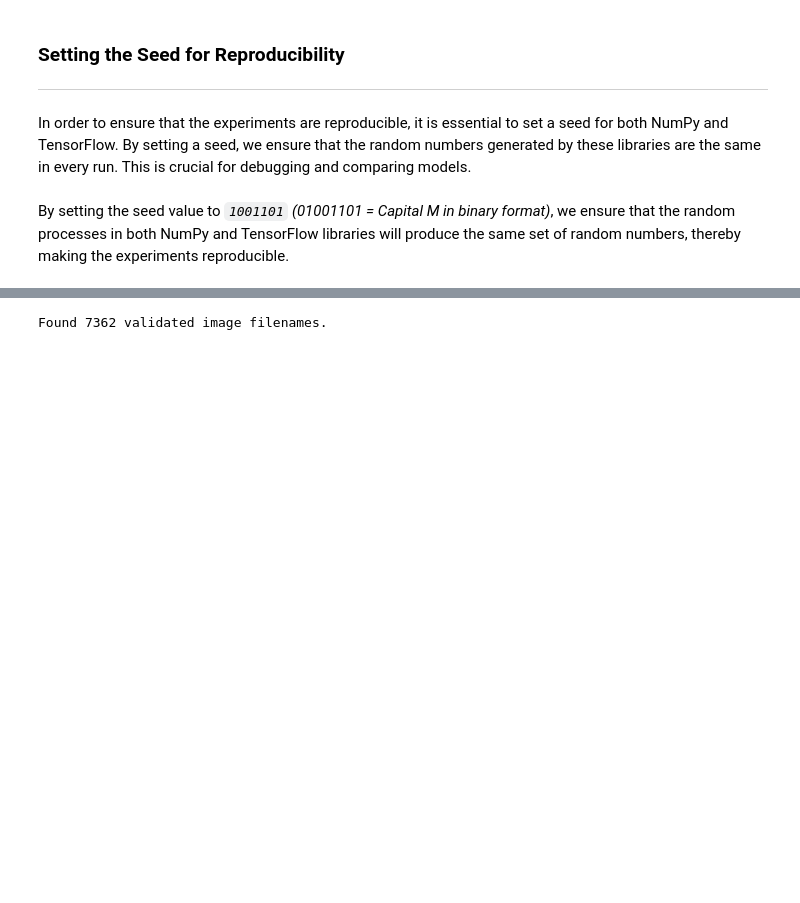
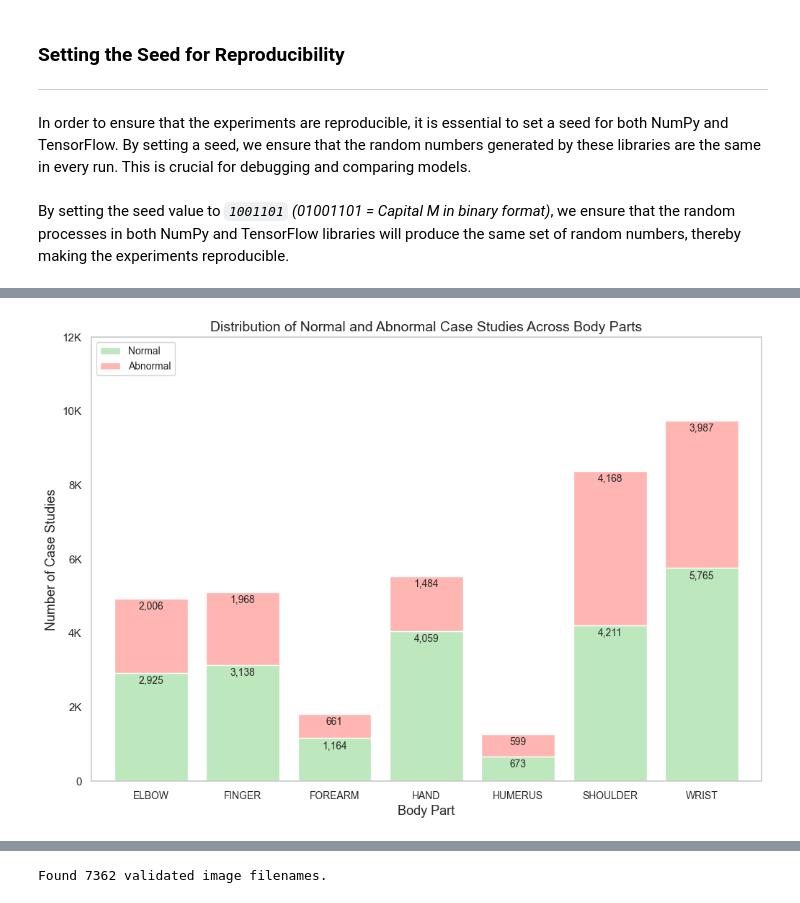
Before and after one commit to dmatsanganis/MuraMed_A_Revolution_in_Medical_Diagnostics, a Jupyter notebook: muramed_simple_cnn.ipynb, the cells around one changed output, grey strips where cells are left out. Cells and saved outputs as stored; diff of their text form; code cells hidden in the pictures; blank space fills up the shorter version.

```diff
--- a/muramed_simple_cnn.ipynb
+++ b/muramed_simple_cnn.ipynb
@@ -455,0 +629,49 @@ test_set.shape: (3197, 7)
+# %%
+# Set the locale to format numbers with thousand separators.
+locale.setlocale(locale.LC_ALL, 'en_US.UTF-8')
+
+# Set Seaborn style without grid lines.
+sns.set(style="whitegrid")
+
+# Sort the data for better presentation.
+train_counts = train_set.groupby(['type', 'label']).size().unstack(fill_value=0)
+
+# Set the figure size and aspect ratio.
+fig, ax = plt.subplots(figsize=(12, 8))  # Adjust width and height as needed.
+ax.set_aspect('auto')  # Adjust 'auto' as needed for the desired aspect ratio.
+
+# Create a stacked bar plot.
+train_counts.plot(kind='bar', stacked=True, color=['#BDE7BD', '#FFB6B3'], width=0.8, ax=ax)
+
+# Adding labels and title.
+ax.set_xlabel('Body Part', fontsize=13)
+ax.set_ylabel('Number of Case Studies', fontsize=13)
+ax.set_title('Distribution of Normal and Abnormal Case Studies Across Body Parts', fontsize=14)
+
+# Rotate x-axis labels to be parallel to the x-axis.
+plt.xticks(rotation=0, ha="center", fontsize=10)
+
+# Adding data labels with thousand separators.
+for container in ax.containers:
+    ax.bar_label(container, padding=-13, labels=[locale.format_string('%d', val, grouping=True) for val in container.datavalues], fontsize=10)
+
+# Adding legend.
+ax.legend(loc='upper left', labels=['Normal', 'Abnormal'], fontsize=10)
+
+# Remove grid lines.
+ax.yaxis.grid(False)
+ax.xaxis.grid(False)
+
+# Set y-axis ticks and labels with 'K' for thousands and exclude 0.
+yticks = ax.get_yticks()
+yticklabels = [f'{int(y/1000)}K' if y != 0 else '0' for y in yticks]
+ax.set_yticks(yticks)
+ax.set_yticklabels(yticklabels)
+
+# Save the plot with a higher DPI (900).
+plt.savefig('distribution_of_case_studies_per_body_part_train.png', bbox_inches='tight', dpi=900)
+
+# Show the plot.
+plt.show()
+# %% [output]
+[figure, added]
```
Also changed, not shown: parts of 88 cells of this notebook.
